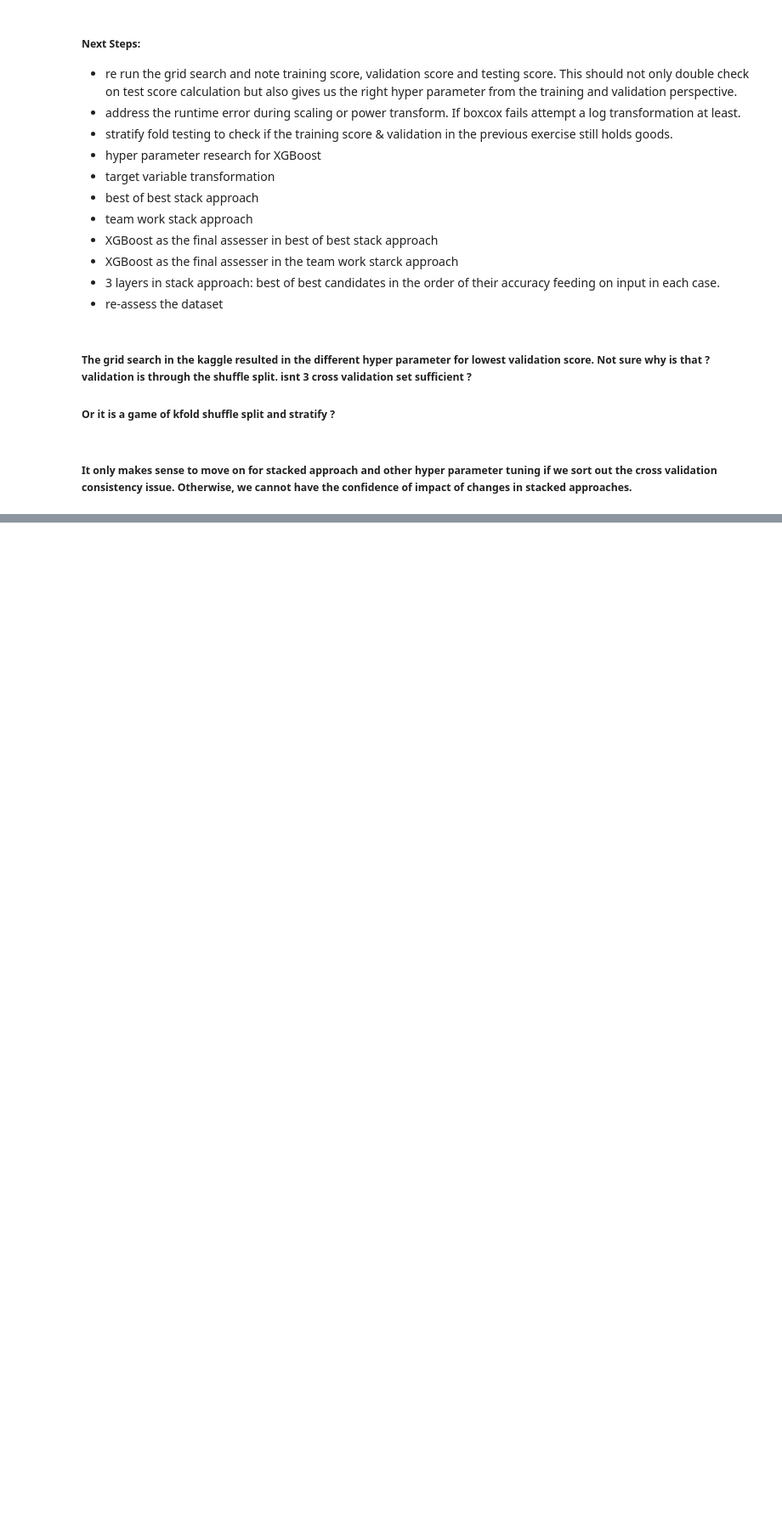
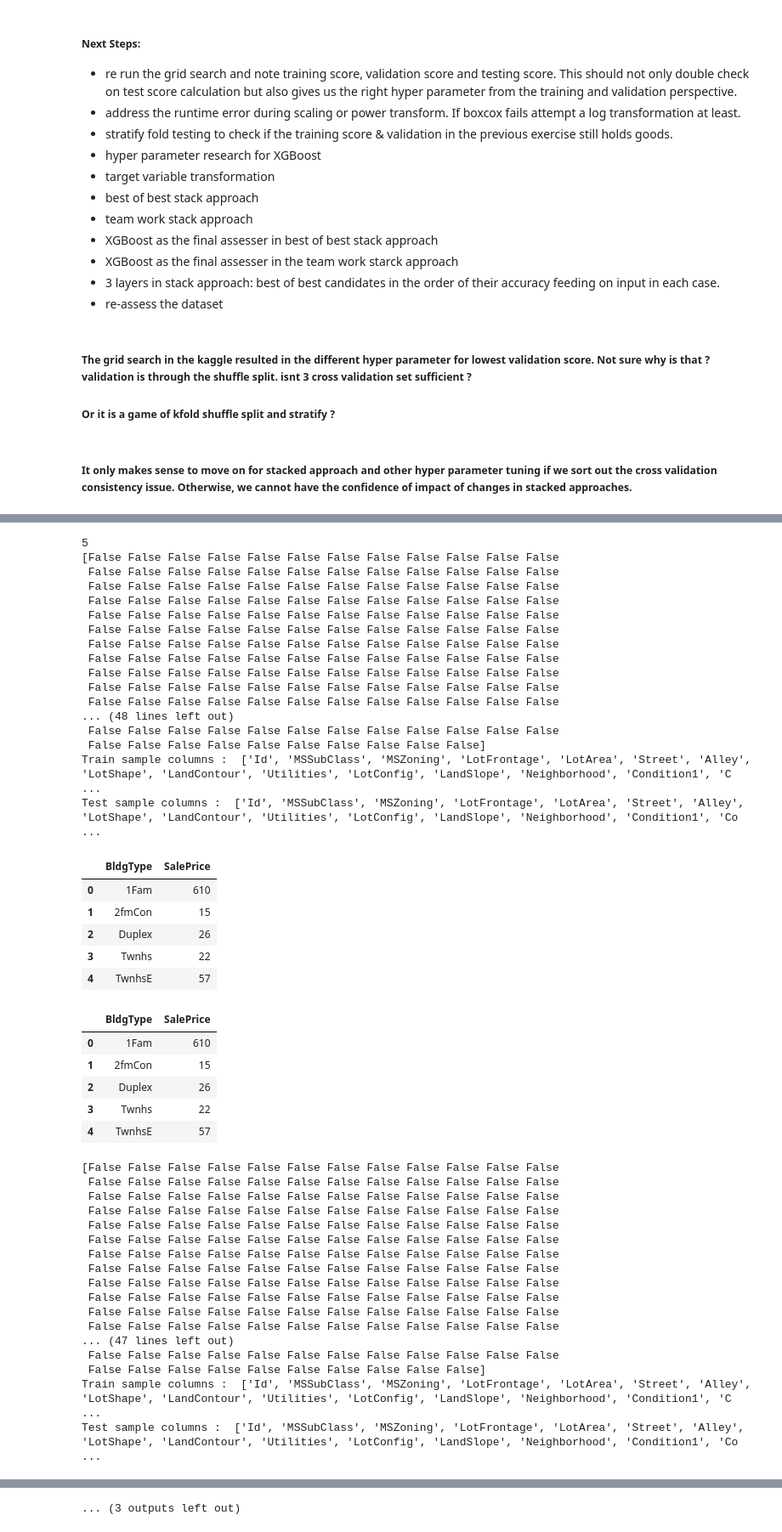
Before and after one commit to PadmarajBhat/Kaggle-Dataset-Exploration, a Jupyter notebook: House Prices- Advanced Regression Techniques/ML/House Prices - ART(Modelling and Fine Tuning).ipynb, the cells around one changed output, grey strips where cells are left out. Shown at 85% size. Saved outputs shown, nothing was run; the diff lists cells and outputs as text; code cells hidden in the pictures; blank space fills up the shorter version.

```diff
--- a/House Prices- Advanced Regression Techniques/ML/House Prices - ART(Modelling and Fine Tuning).ipynb
+++ b/House Prices- Advanced Regression Techniques/ML/House Prices - ART(Modelling and Fine Tuning).ipynb
@@ -577,0 +679,67 @@ plt.show()
+# %%
+def checkStratifiedShuffleSplit():
+    import IPython
+    df_train = pd.read_csv(train_File)
+
+
+    from sklearn.model_selection import StratifiedShuffleSplit
+    sss = StratifiedShuffleSplit(n_splits=5, test_size=0.5, random_state=0)
+    print(sss.get_n_splits(df_train, df_train.BldgType))
+
+    for train_index, test_index in sss.split(df_train, df_train.BldgType):
+        print(train_index == test_index)
+        X_train, X_test = df_train.values[train_index], df_train.values[test_index]
+        X_train = pd.DataFrame(X_train,columns=list(df_train))
+        X_test = pd.DataFrame(X_train,columns=list(df_train))
+        print("Train sample columns : ",list(X_train))
+        print("Test sample columns : ",list(X_test))
+        IPython.display.display(X_train[['BldgType','SalePrice']].groupby(by='BldgType').agg('count').reset_index())
+        IPython.display.display(X_test[['BldgType','SalePrice']].groupby(by='BldgType').agg('count').reset_index())
+checkStratifiedShuffleSplit()
+# %% [output]
+5
+[False False False False False False False False False False False False
+ False False False False False False False False False False False False
+ False False False False False False False False False False False False
+ False False False False False False False False False False False False
+ False False False False False False False False False False False False
+ False False False False False False False False False False False False
+ False False False False False False False False False False False False
+ False False False False False False False False False False False False
+ False False False False False False False False False False False False
+ False False False False False False False False False False False False
+ False False False False False False False False False False False False
+... (48 lines left out)
+ False False False False False False False False False False False False
+ False False False False False False False False False False]
+Train sample columns :  ['Id', 'MSSubClass', 'MSZoning', 'LotFrontage', 'LotArea', 'Street', 'Alley', 'LotShape', 'LandContour', 'Utilities', 'LotConfig', 'LandSlope', 'Neighborhood', 'Condition1', 'C ...
+Test sample columns :  ['Id', 'MSSubClass', 'MSZoning', 'LotFrontage', 'LotArea', 'Street', 'Alley', 'LotShape', 'LandContour', 'Utilities', 'LotConfig', 'LandSlope', 'Neighborhood', 'Condition1', 'Co ...
+|  | BldgType | SalePrice |
+| 0 | 1Fam | 610 |
+| 1 | 2fmCon | 15 |
+| 2 | Duplex | 26 |
+| 3 | Twnhs | 22 |
+| 4 | TwnhsE | 57 |
+|  | BldgType | SalePrice |
+| 0 | 1Fam | 610 |
+| 1 | 2fmCon | 15 |
+| 2 | Duplex | 26 |
+| 3 | Twnhs | 22 |
+| 4 | TwnhsE | 57 |
+[False False False False False False False False False False False False
+ False False False False False False False False False False False False
+ False False False False False False False False False False False False
+ False False False False False False False False False False False False
+ False False False False False False False False False False False False
+ False False False False False False False False False False False False
+ False False False False False False False False False False False False
+ False False False False False False False False False False False False
+ False False False False False False False False False False False False
+ False False False False False False False False False False False False
+ False False False False False False False False False False False False
+ False False False False False False False False False False False False
+... (47 lines left out)
+ False False False False False False False False False False False False
+ False False False False False False False False False False]
+Train sample columns :  ['Id', 'MSSubClass', 'MSZoning', 'LotFrontage', 'LotArea', 'Street', 'Alley', 'LotShape', 'LandContour', 'Utilities', 'LotConfig', 'LandSlope', 'Neighborhood', 'Condition1', 'C ...
+Test sample columns :  ['Id', 'MSSubClass', 'MSZoning', 'LotFrontage', 'LotArea', 'Street', 'Alley', 'LotShape', 'LandContour', 'Utilities', 'LotConfig', 'LandSlope', 'Neighborhood', 'Condition1', 'Co ...
@@ -577,0 +816 @@ plt.show()
+... (3 outputs left out)
```
Also changed, not shown: parts of 7 cells of this notebook.
